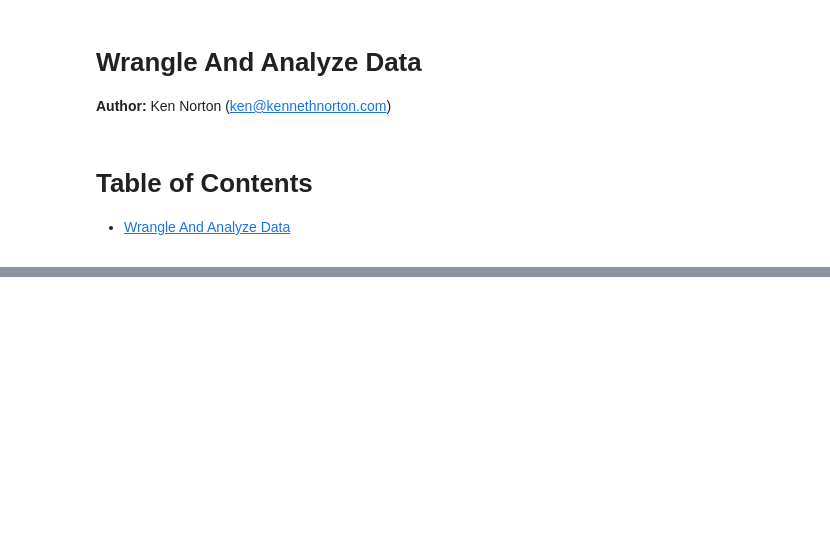
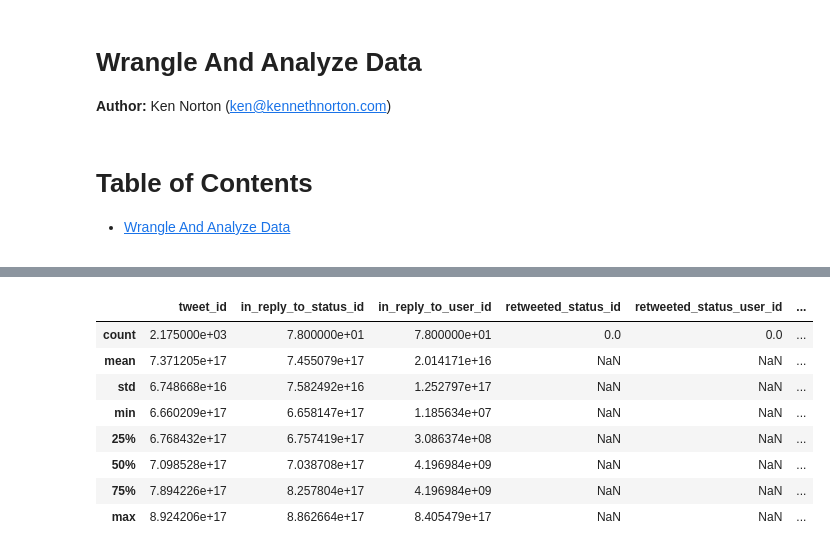
Before and after one commit to kennethn/data-analyst-nanodegree, a Jupyter notebook: 4_Wrangle_And_Analyze_Data/4_Wrangle_And_Analyze_Data.ipynb, the cells around one changed output, grey strips where cells are left out. Cells and saved outputs as stored; diff of their text form; code cells hidden in the pictures; blank space fills up the shorter version.

```diff
--- a/4_Wrangle_And_Analyze_Data/4_Wrangle_And_Analyze_Data.ipynb
+++ b/4_Wrangle_And_Analyze_Data/4_Wrangle_And_Analyze_Data.ipynb
@@ -30,0 +52,3 @@ plt.style.use('seaborn-poster')
+# %%
+# Remove retweets
+df = df[df['retweeted_status_id'].isna() == True]
@@ -30,0 +64,12 @@ plt.style.use('seaborn-poster')
+# %%
+df.describe()
+# %% [output]
+|  | tweet_id | in_reply_to_status_id | in_reply_to_user_id | retweeted_status_id | retweeted_status_user_id | ... |
+| count | 2.175000e+03 | 7.800000e+01 | 7.800000e+01 | 0.0 | 0.0 | ... |
+| mean | 7.371205e+17 | 7.455079e+17 | 2.014171e+16 | NaN | NaN | ... |
+| std | 6.748668e+16 | 7.582492e+16 | 1.252797e+17 | NaN | NaN | ... |
+| min | 6.660209e+17 | 6.658147e+17 | 1.185634e+07 | NaN | NaN | ... |
+| 25% | 6.768432e+17 | 6.757419e+17 | 3.086374e+08 | NaN | NaN | ... |
+| 50% | 7.098528e+17 | 7.038708e+17 | 4.196984e+09 | NaN | NaN | ... |
+| 75% | 7.894226e+17 | 8.257804e+17 | 4.196984e+09 | NaN | NaN | ... |
+| max | 8.924206e+17 | 8.862664e+17 | 8.405479e+17 | NaN | NaN | ... |
```
Also changed, not shown: parts of 11 cells of this notebook.
